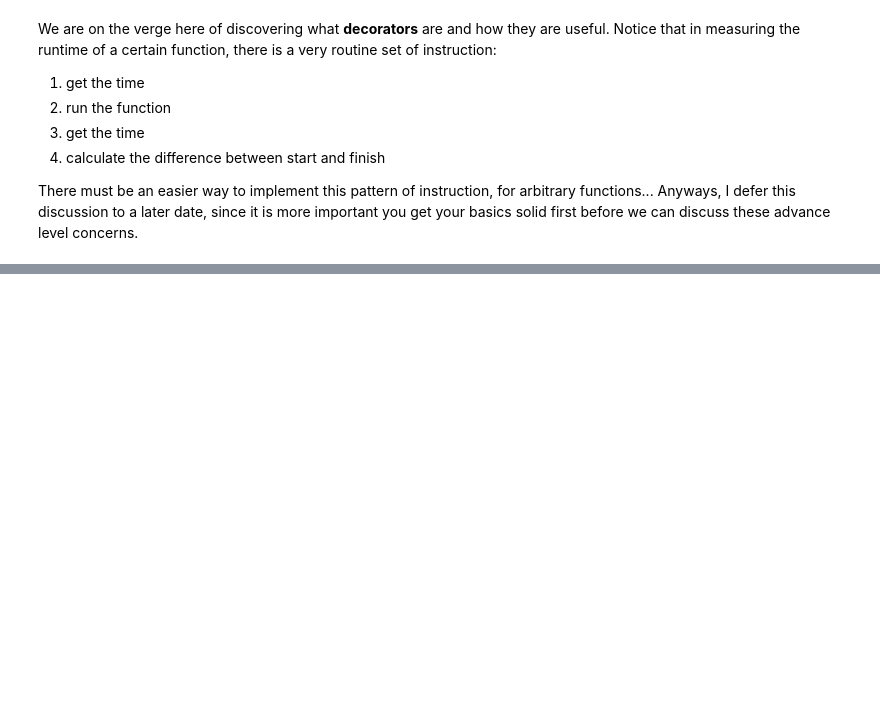
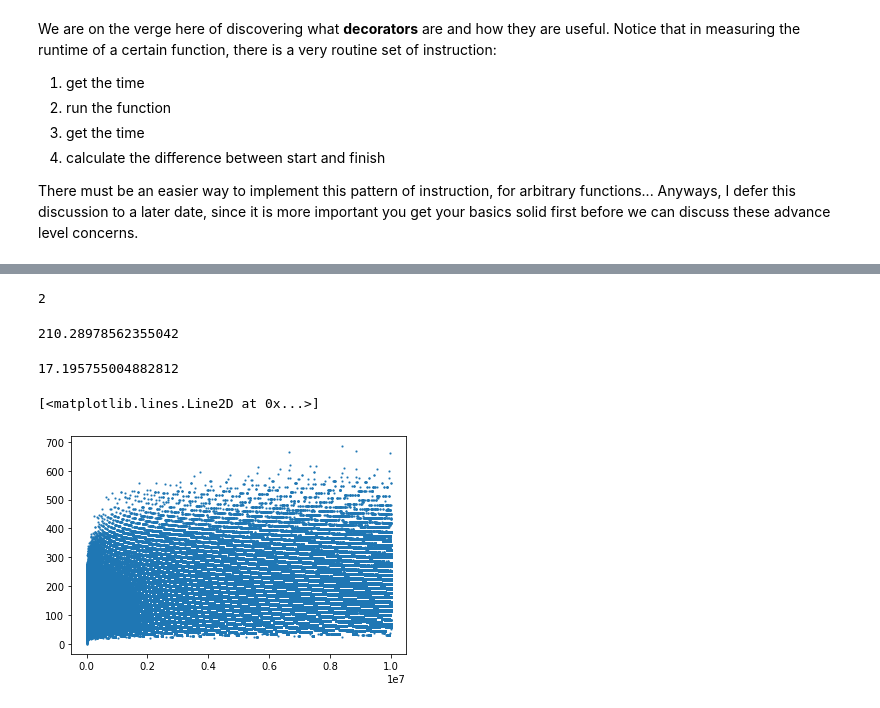
Before and after one commit to slashdotfield/ap155-1SAY2223, a Jupyter notebook: notebooks/01 - Python implementation notes I.ipynb, the cells around one changed output, grey strips where cells are left out. Drawn from its saved outputs; the diff is of its cells as text; code cells hidden in the pictures; blank space fills up the shorter version.

```diff
--- a/notebooks/01 - Python implementation notes I.ipynb
+++ b/notebooks/01 - Python implementation notes I.ipynb
@@ -554,0 +590,49 @@ There must be an easier way to implement this pattern of instruction, for arbitr
+# %%
+def get_collatz_length(n):
+    i = 0
+    while(n > 1):
+        if n % 2 == 0:
+            n /= 2
+            i += 1
+        else:
+            n = (3*n + 1)/2
+            i += 2
+    return i
+# %%
+get_collatz_length(4)
+# %% [output]
+2
+# %%
+def get_collatz_length2(n, cache = {1:0}):
+    i = cache.get(n)
+    if i == None:
+        if n % 2 == 0:
+            i = get_collatz_length2(n/2) + 1
+            cache[n] = i
+        else:
+            i = get_collatz_length2(3*n+1) + 1
+            cache[n] = i
+    return i
+# %%
+start = time.time()
+data = []
+for n in range(10_000_000):
+    data.append(get_collatz_length(n+1))
+print(time.time() - start)
+# %% [output]
+210.28978562355042
+# %%
+start = time.time()
+data1 = []
+for n in range(10_000_000):
+    data1.append(get_collatz_length2(n+1))
+print(time.time() - start)
+# %% [output]
+17.195755004882812
+# %%
+import matplotlib.pyplot as plt
+
+plt.plot(data1,'s',markersize=1)
+# %% [output]
+[<matplotlib.lines.Line2D at 0x...>]
+[figure, added]
```
Also changed, not shown: parts of 17 cells of this notebook, 1 other file.
